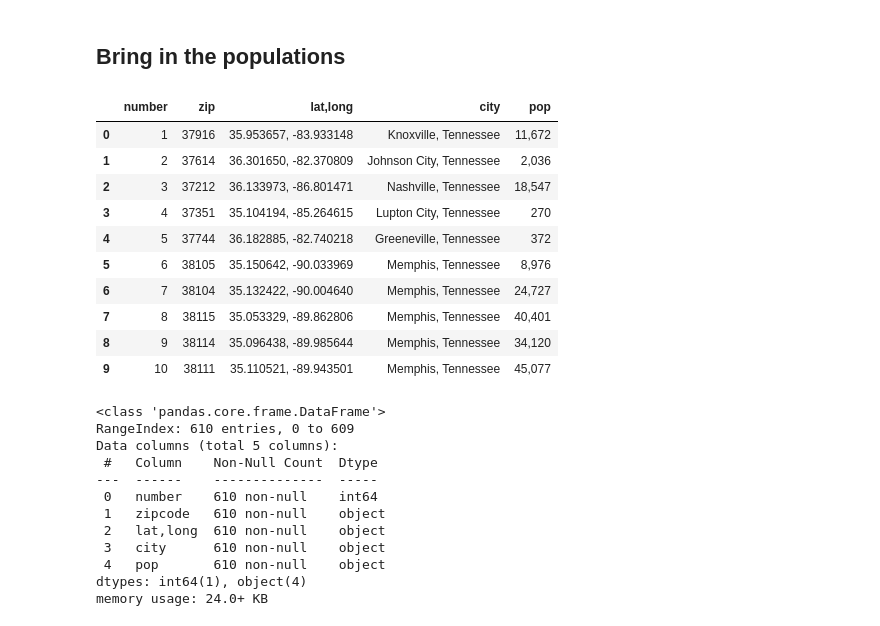
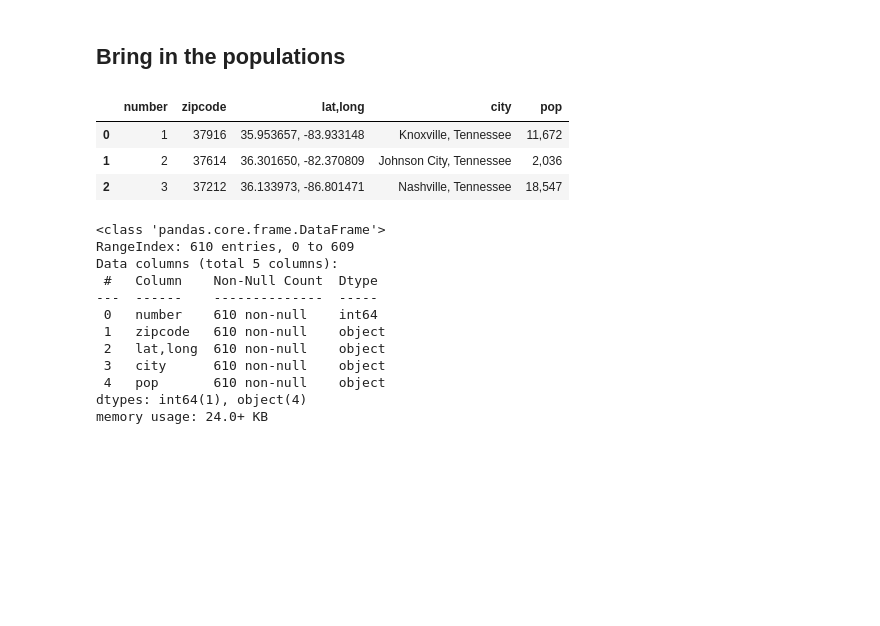
Before and after one commit to Chericehere/nash-covid-cases-vaccines-sky_cranes, a Jupyter notebook: notebooks/income_by_zip_geo.ipynb, the cells around one changed output. Cells and saved outputs as stored; diff of their text form; code cells hidden in the pictures; blank space fills up the shorter version.

```diff
--- a/notebooks/income_by_zip_geo.ipynb
+++ b/notebooks/income_by_zip_geo.ipynb
@@ -78,19 +71,12 @@ income_clean.head(50)
 # %%
 pop_raw=pd.read_csv('../data/zipcode_population.csv')
 # %%
-pop_raw.head(10)
+pop_raw.head(3)
 # %% [output]
-|  | number | zip | lat,long | city | pop |
+|  | number | zipcode | lat,long | city | pop |
 | 0 | 1 | 37916 | 35.953657, -83.933148 | Knoxville, Tennessee | 11,672 |
 | 1 | 2 | 37614 | 36.301650, -82.370809 | Johnson City, Tennessee | 2,036 |
 | 2 | 3 | 37212 | 36.133973, -86.801471 | Nashville, Tennessee | 18,547 |
-| 3 | 4 | 37351 | 35.104194, -85.264615 | Lupton City, Tennessee | 270 |
-| 4 | 5 | 37744 | 36.182885, -82.740218 | Greeneville, Tennessee | 372 |
-| 5 | 6 | 38105 | 35.150642, -90.033969 | Memphis, Tennessee | 8,976 |
-| 6 | 7 | 38104 | 35.132422, -90.004640 | Memphis, Tennessee | 24,727 |
-| 7 | 8 | 38115 | 35.053329, -89.862806 | Memphis, Tennessee | 40,401 |
-| 8 | 9 | 38114 | 35.096438, -89.985644 | Memphis, Tennessee | 34,120 |
-| 9 | 10 | 38111 | 35.110521, -89.943501 | Memphis, Tennessee | 45,077 |
 # %%
 pop_raw.info()
 # %% [output]
```
Also changed, not shown: parts of 1 cell of this notebook.
